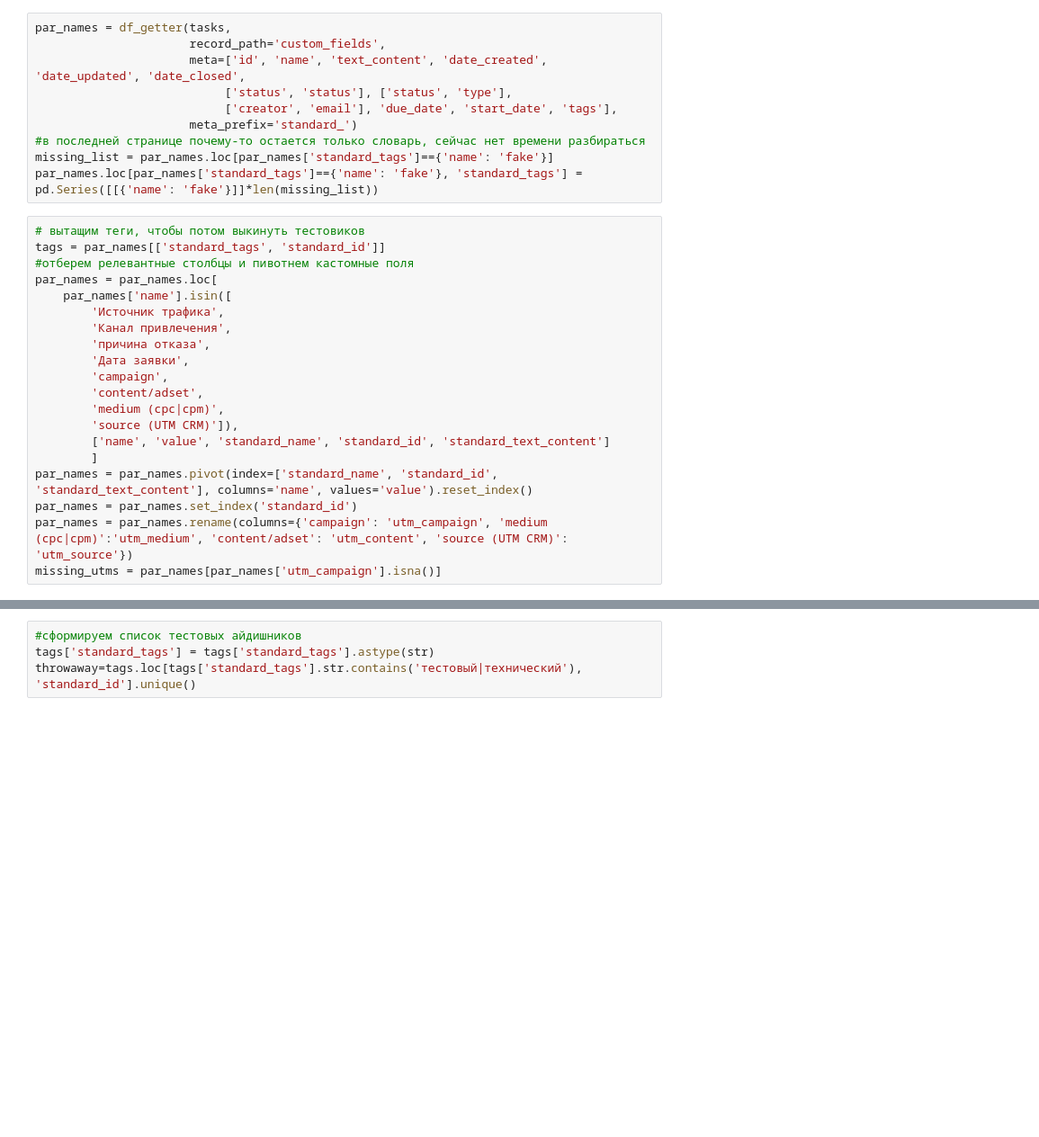
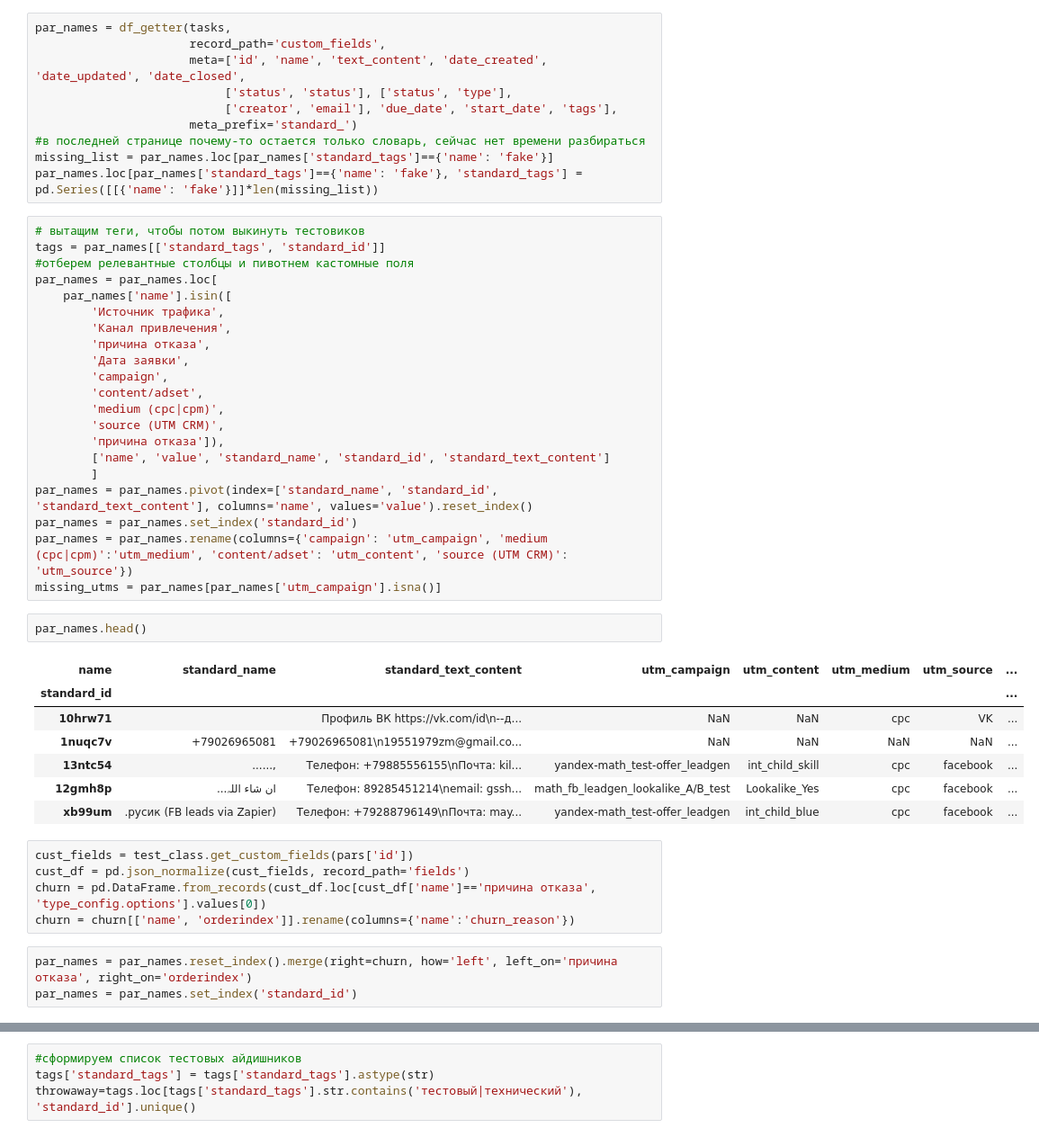
Before and after one commit to pilyavetsb/ClickUp-API-Wrapper, a Jupyter notebook: ClickUpDataLoader.ipynb, the cells around one changed output, grey strips where cells are left out. Shown: that part at 90% size. Drawn from its saved outputs; the diff is of its cells as text; blank space fills up the shorter version.

```diff
--- a/ClickUpDataLoader.ipynb
+++ b/ClickUpDataLoader.ipynb
@@ -117,13 +114,32 @@ par_names = par_names.loc[
         'campaign',
         'content/adset',
         'medium (cpc|cpm)',
-        'source (UTM CRM)']),
+        'source (UTM CRM)',
+        'причина отказа']),
         ['name', 'value', 'standard_name', 'standard_id', 'standard_text_content']
         ]
 par_names = par_names.pivot(index=['standard_name', 'standard_id', 'standard_text_content'], columns='name', values='value').reset_index()
 par_names = par_names.set_index('standard_id')
 par_names = par_names.rename(columns={'campaign': 'utm_campaign', 'medium (cpc|cpm)':'utm_medium', 'content/adset': 'utm_content', 'source (UTM CRM)': 'utm_source'})
 missing_utms = par_names[par_names['utm_campaign'].isna()]
+# %%
+par_names.head()
+# %% [output]
+| name | standard_name | standard_text_content | utm_campaign | utm_content | utm_medium | utm_source | ... |
+| standard_id |  |  |  |  |  |  | ... |
+| 10hrw71 |  | Профиль ВК https://vk.com/id\n--д... | NaN | NaN | cpc | VK | ... |
+| 1nuqc7v | +79026965081 | +79026965081\n19551979zm@gmail.co... | NaN | NaN | NaN | NaN | ... |
+| 13ntc54 | ......, | Телефон: +79885556155\nПочта: kil... | yandex-math_test-offer_leadgen | int_child_skill | cpc | facebook | ... |
+| 12gmh8p | ...ان شاء اللہ | Телефон: 89285451214\nemail: gssh... | math_fb_leadgen_lookalike_A/B_test | Lookalike_Yes | cpc | facebook | ... |
+| xb99um | .русик (FB leads via Zapier) | Телефон: +79288796149\nПочта: may... | yandex-math_test-offer_leadgen | int_child_blue | cpc | facebook | ... |
+# %%
+cust_fields = test_class.get_custom_fields(pars['id'])
+cust_df = pd.json_normalize(cust_fields, record_path='fields')
+churn = pd.DataFrame.from_records(cust_df.loc[cust_df['name']=='причина отказа', 'type_config.options'].values[0])
+churn = churn[['name', 'orderindex']].rename(columns={'name':'churn_reason'})
+# %%
+par_names = par_names.reset_index().merge(right=churn, how='left', left_on='причина отказа', right_on='orderindex')
+par_names = par_names.set_index('standard_id')
 # %%
 #разберем строку с utm-метками и превратим ее в 3 столбца
 missing_utms['Источник трафика'] = missing_utms['Источник трафика'].fillna("")
```
Also changed, not shown: parts of 23 cells of this notebook.
